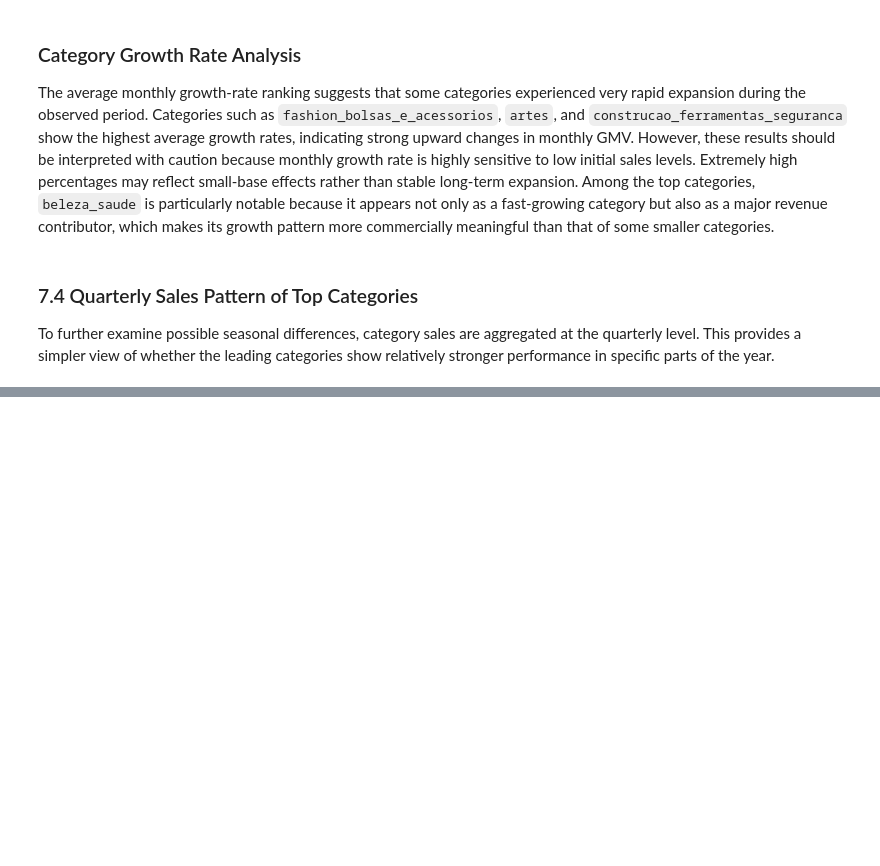
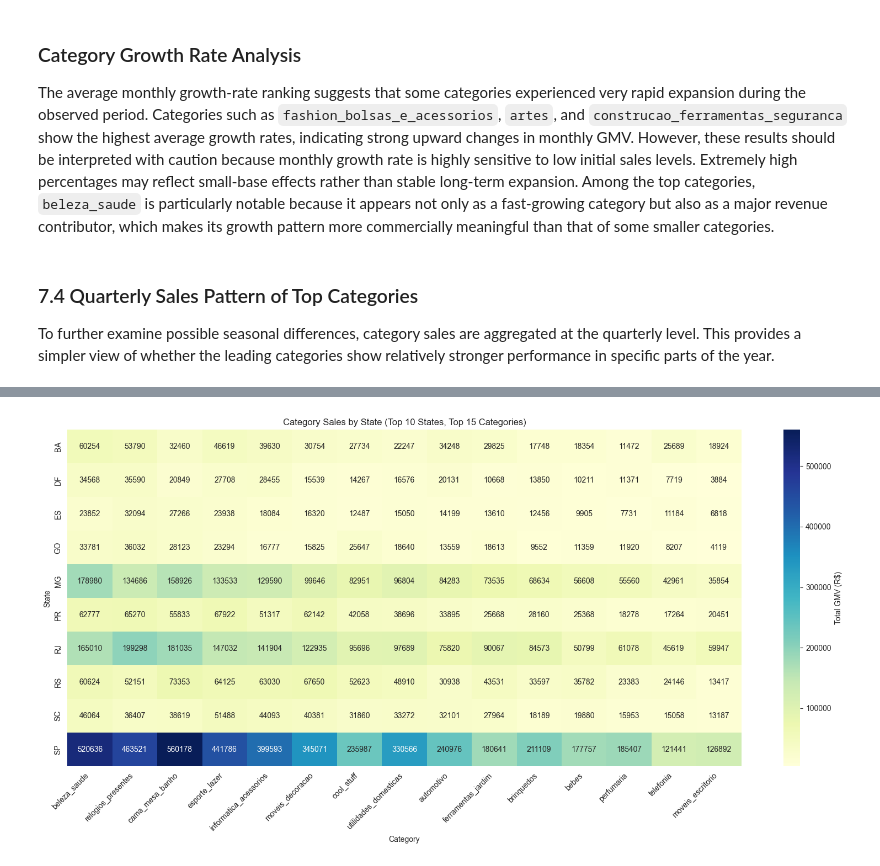
Before and after one commit to WangXin154/E-commerce_decision-making-_intelligence, a Jupyter notebook: Statistical_analysis_report/03_Product_Category_Analysis.ipynb, the cells around one changed output, grey strips where cells are left out. Cells and saved outputs as stored; diff of their text form; code cells hidden in the pictures; blank space fills up the shorter version.

```diff
--- a/Statistical_analysis_report/03_Product_Category_Analysis.ipynb
+++ b/Statistical_analysis_report/03_Product_Category_Analysis.ipynb
@@ -1804,0 +1953,16 @@ df_orders["quarter"] = pd.to_datetime(df_orders["purchase_ts"]).dt.quarter
+# %%
+# keep only top 10 states
+top10_state_list = top10_states.index.tolist()
+
+state_category_top10 = state_category_sales[
+    state_category_sales["customer_state"].isin(top10_state_list)
+].copy()
+# %%
+# select top 15 categories by total revenue
+top15_categories_geo = (
+    df_category.sort_values("total_revenue", ascending=False)
+    .head(15)["category"]
+    .tolist()
+)
+
+print(top15_categories_geo)
@@ -1804,0 +1971,11 @@ df_orders["quarter"] = pd.to_datetime(df_orders["purchase_ts"]).dt.quarter
+# %%
+# create pivot table: state × category
+pivot_state_category = state_category_top10.pivot(
+    index="customer_state",
+    columns="category",
+    values="total_gmv"
+).fillna(0)
+
+pivot_state_top15 = pivot_state_category[top15_categories_geo]
+
+display(pivot_state_top15)
@@ -1804,0 +1995,19 @@ df_orders["quarter"] = pd.to_datetime(df_orders["purchase_ts"]).dt.quarter
+# %%
+# heatmap of category sales by state
+plt.figure(figsize=(16, 8))
+sns.heatmap(
+    pivot_state_top15,
+    annot=True,
+    fmt=".0f",
+    cmap="YlGnBu",
+    cbar_kws={"label": "Total GMV (R$)"}
+)
+
+plt.title("Category Sales by State (Top 10 States, Top 15 Categories)")
+plt.xlabel("Category")
+plt.ylabel("State")
+plt.xticks(rotation=45, ha="right")
+plt.tight_layout()
+plt.show()
+# %% [output]
+[figure, added]
```
Also changed, not shown: parts of 44 cells of this notebook.
